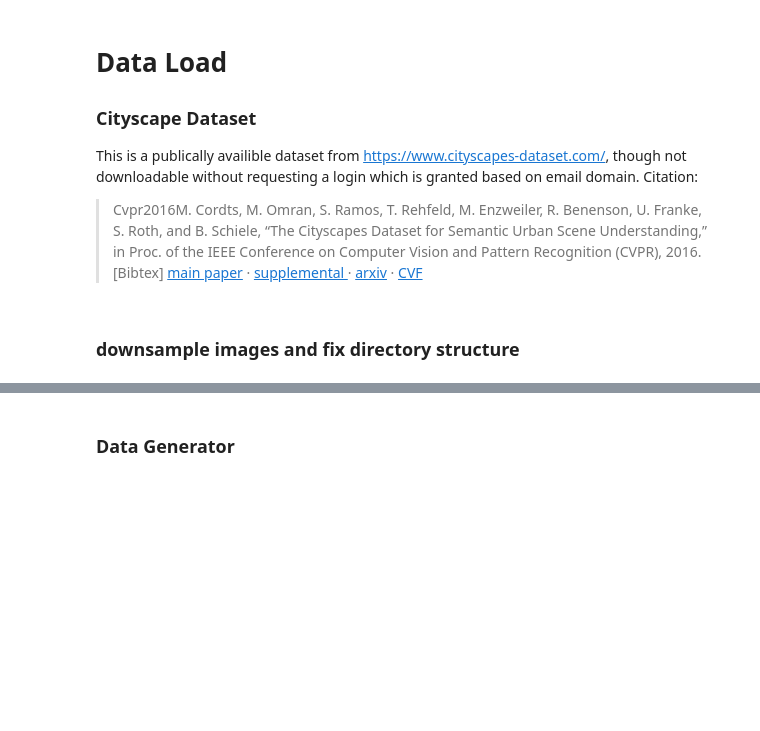
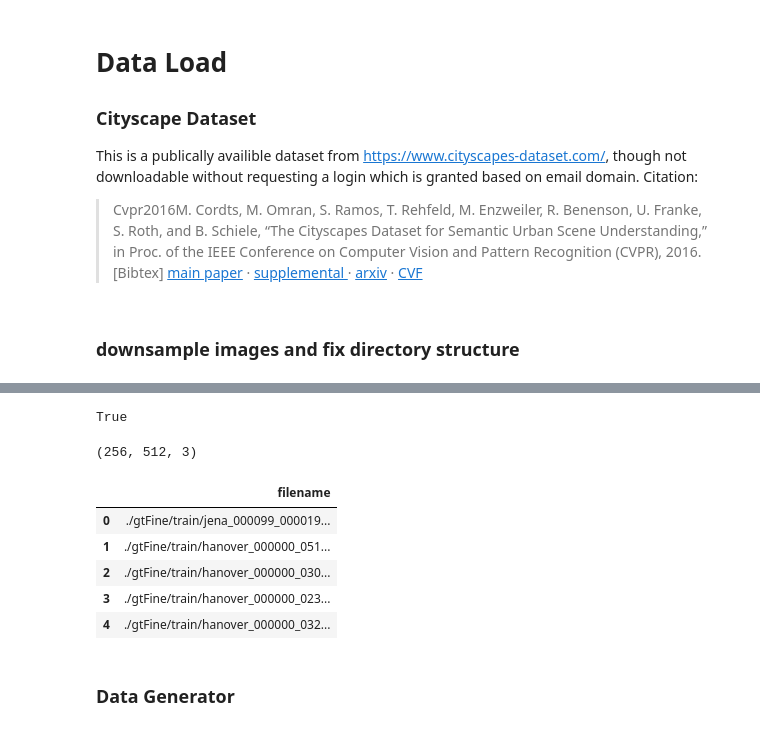
Before and after one commit to chrisoyer/sidewalk_deep-learning, a Jupyter notebook: Unet_Model_for_Semantic_Segmentation.ipynb, the cells around one changed output, grey strips where cells are left out. Saved outputs shown, nothing was run; the diff lists cells and outputs as text; code cells hidden in the pictures; blank space fills up the shorter version.

Commit message:
trying to reduce images

```diff
--- a/Unet_Model_for_Semantic_Segmentation.ipynb
+++ b/Unet_Model_for_Semantic_Segmentation.ipynb
@@ -128,0 +145,20 @@ resize(common_path, destin)
+# %%
+color_checker(np.array([244, 35, 232]))
+# %% [output]
+True
+# %%
+def mask_reduce(filename):
+    '''reduces images from rgb to b/w mask'''
+    im = Image.open(filename)
+    im_array = np.array(im)
+    reduced_array = np.apply_along_axis(np.sum, 2, im_array)
+    reduced_im = Image.fromarray(reduced_array, mode='1')
+    return im_array.shape
+mask_reduce(r'/content/gdrive/My Drive/thinkful/colab_datasets/sidewalk_data/public_data/cityscape_reduced/gtFine/train/jena_000001_000019_gtFine_color_resized.png')
+# %% [output]
+(256, 512, 3)
+# %%
+file_list = ! find -name "*_gtFine_color_resized.png"
+# %%
+mask_fixes_df = pd.DataFrame(file_list)
+mask_fixes_df.columns = ["filename"]
@@ -128,0 +168,9 @@ resize(common_path, destin)
+# %%
+mask_fixes_df.head()
+# %% [output]
+|  | filename |
+| 0 | ./gtFine/train/jena_000099_000019... |
+| 1 | ./gtFine/train/hanover_000000_051... |
+| 2 | ./gtFine/train/hanover_000000_030... |
+| 3 | ./gtFine/train/hanover_000000_023... |
+| 4 | ./gtFine/train/hanover_000000_032... |
```
Also changed, not shown: parts of 22 cells of this notebook.
